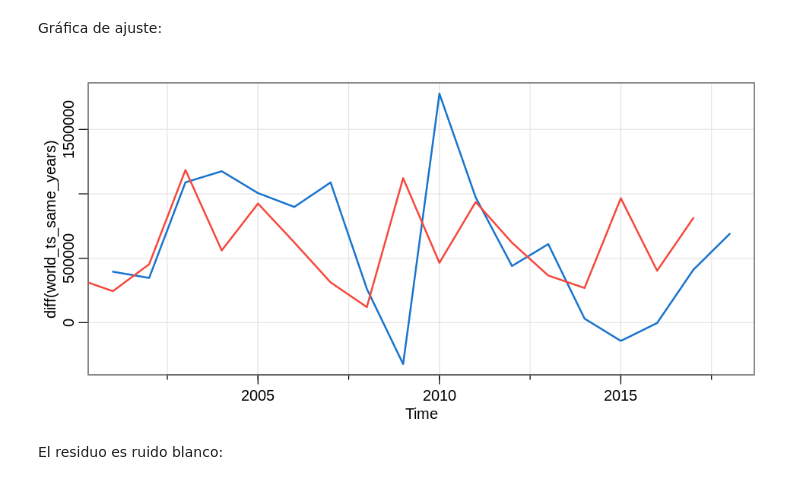
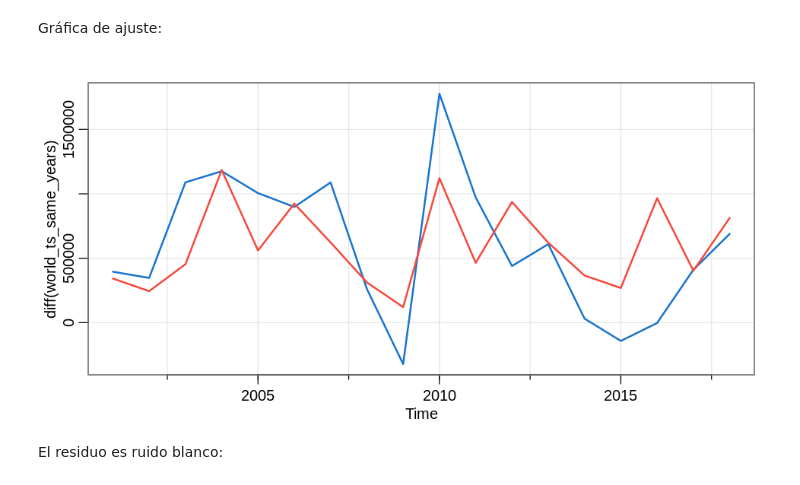
Before and after one commit to SeriesTemporales2021/obligatorio-apst-diaz_mattos_mendez, a Jupyter notebook: Obligatorio de Analisis Predictivo de Series Temporales.ipynb, the cells around one changed output. Drawn from its saved outputs; the diff is of its cells as text; code cells hidden in the pictures.

```diff
--- a/Obligatorio de Analisis Predictivo de Series Temporales.ipynb
+++ b/Obligatorio de Analisis Predictivo de Series Temporales.ipynb
@@ -1085,11 +1087,11 @@ F-statistic: 8.809 on 1 and 16 DF,  p-value: 0.009065
 Gráfica de ajuste:
 # %%
 options(repr.plot.width=8, repr.plot.height=4)
-predictions = ts(fitted(fit), start=2000, frequency=1)
+predictions = ts(fitted(fit), start=2001, frequency=1)
 tsplot(diff(world_ts_same_years), col=4, lwd=2)
 lines(predictions, col=2, lwd=2)
 # %% [output]
-[figure, old version]
+[figure, new version]
 # %% [markdown]
 El residuo es ruido blanco:
 # %%
```
Also changed, not shown: parts of 19 cells of this notebook, 2 other files.
